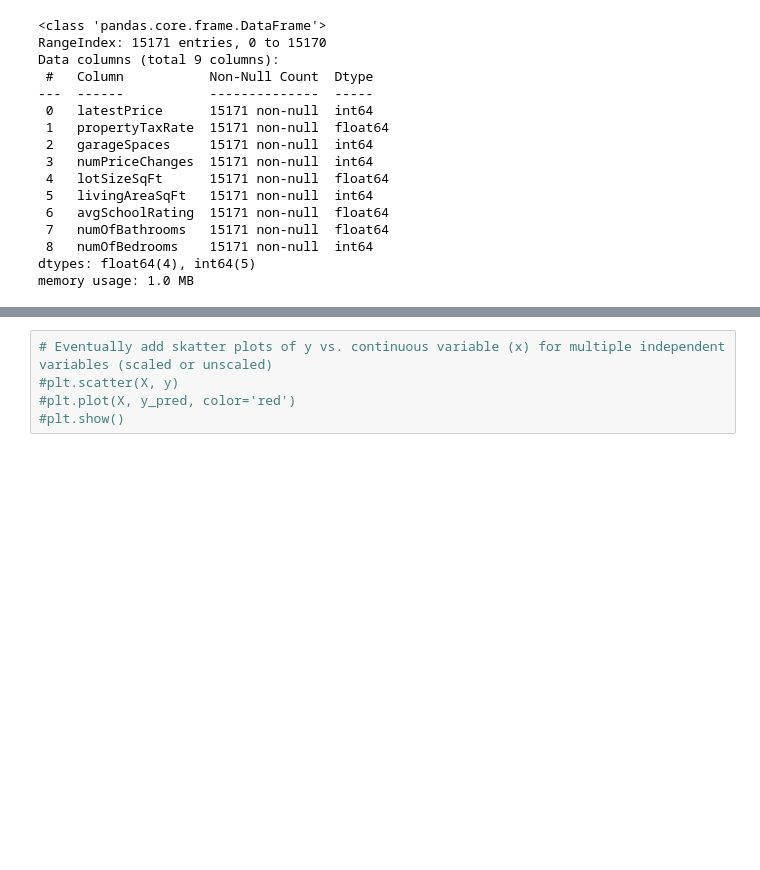
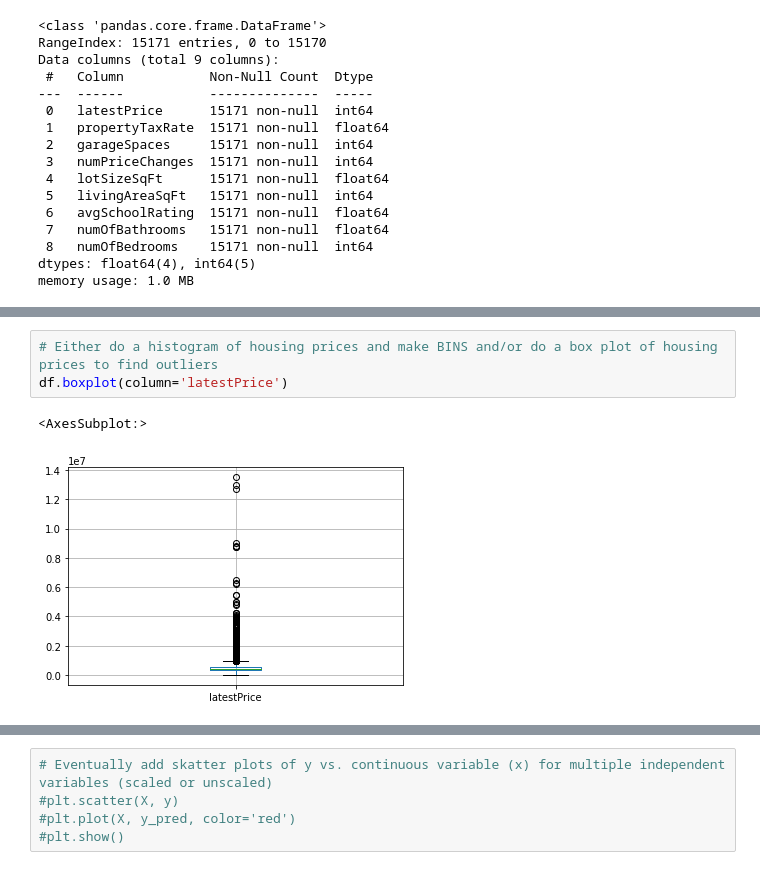
Before and after one commit to Mollyraeprice/finalproject, a Jupyter notebook: Lin_Reg_Model_Testing_FinalProjectD1.ipynb, the cells around one changed output, grey strips where cells are left out. Cells and saved outputs as stored; diff of their text form; blank space fills up the shorter version.

```diff
--- a/Lin_Reg_Model_Testing_FinalProjectD1.ipynb
+++ b/Lin_Reg_Model_Testing_FinalProjectD1.ipynb
@@ -50,0 +61,6 @@ memory usage: 1.0 MB
+# %%
+# Either do a histogram of housing prices and make BINS and/or do a box plot of housing prices to find outliers
+df.boxplot(column='latestPrice')
+# %% [output]
+<AxesSubplot:>
+[figure, added]
```
Also changed, not shown: parts of 30 cells of this notebook.
